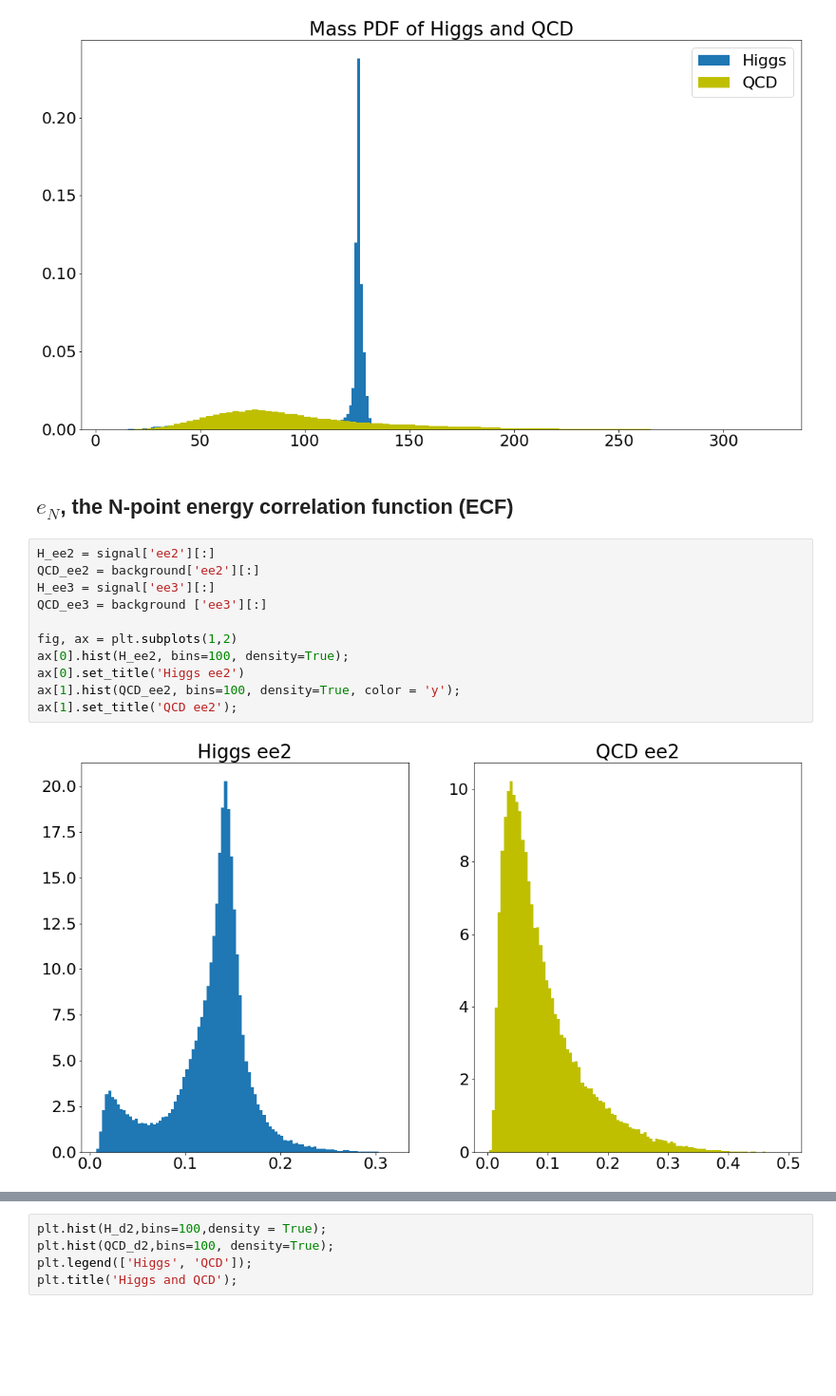
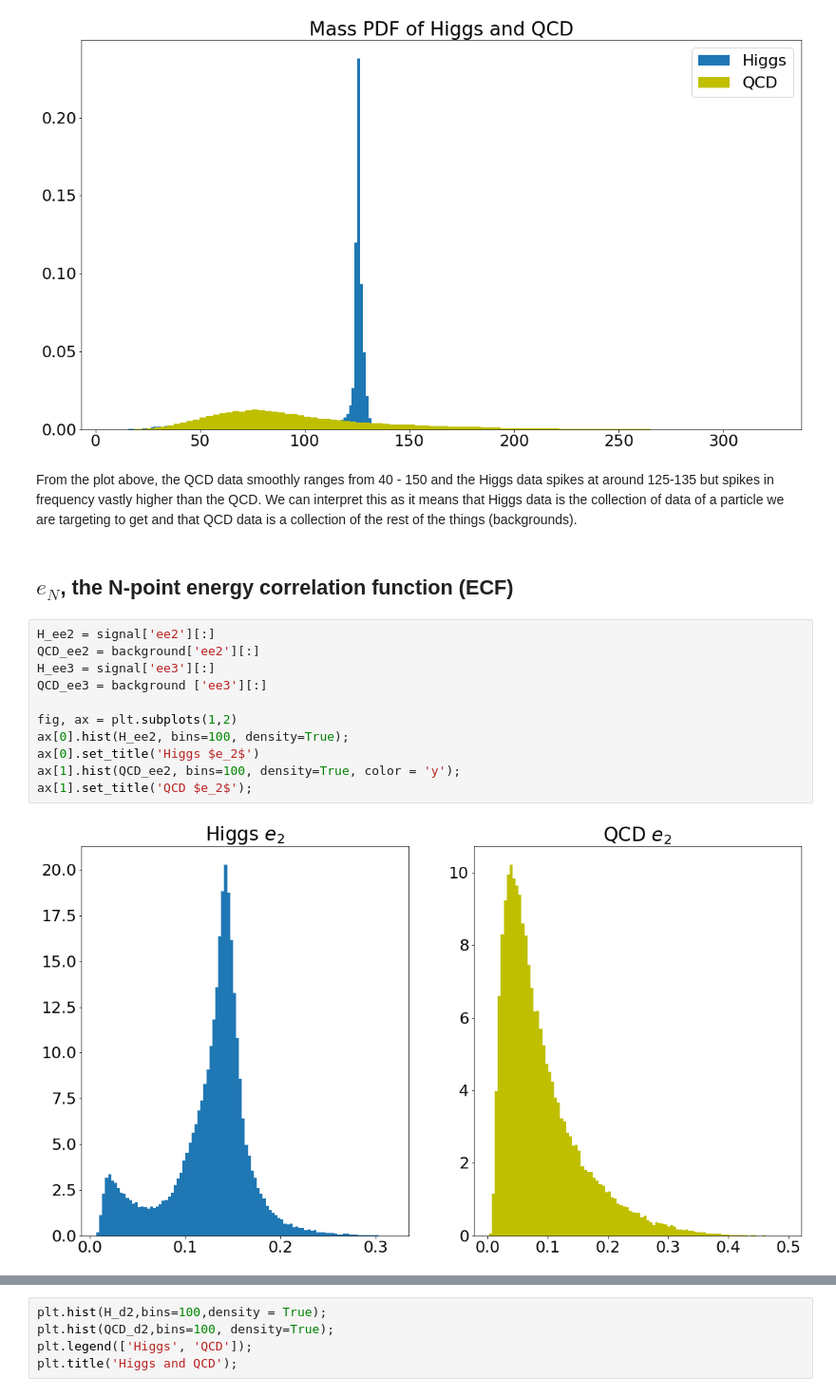
Before and after one commit to noahkim4648/Phys-434-Portfolio, a Jupyter notebook: Lab5.ipynb, the cells around one changed output, grey strips where cells are left out. Shown at 95% size. Saved outputs shown, nothing was run; the diff lists cells and outputs as text; blank space fills up the shorter version.

```diff
--- a/Lab5.ipynb
+++ b/Lab5.ipynb
@@ -144,21 +156,23 @@ plt.legend(['Higgs', 'QCD']);
 plt.title('Mass PDF of Higgs and QCD');
 # %% [output]
 [figure]
+# %% [markdown]
+From the plot above, the QCD data smoothly ranges from 40 - 150 and the Higgs data spikes at around 125-135 but spikes in frequency vastly higher than the QCD. We can interpret this as it means that Higgs data is the collection of data of a particle we are targeting to get and that QCD data is a collection of the rest of the things (backgrounds).
 # %% [markdown]
 ## $e_N$, the N-point energy correlation function (ECF)
 # %%
 H_ee2 = signal['ee2'][:]
 QCD_ee2 = background['ee2'][:]
 H_ee3 = signal['ee3'][:]
 QCD_ee3 = background ['ee3'][:]
 
 fig, ax = plt.subplots(1,2)
 ax[0].hist(H_ee2, bins=100, density=True);
-ax[0].set_title('Higgs ee2')
+ax[0].set_title('Higgs $e_2$')
 ax[1].hist(QCD_ee2, bins=100, density=True, color = 'y');
-ax[1].set_title('QCD ee2');
+ax[1].set_title('QCD $e_2$');
 # %% [output]
-[figure, old version]
+[figure, new version]
 # %%
 plt.hist(H_ee2, bins=100,density=True);
 plt.hist(QCD_ee2, bins=100, color='y',density=True);
```
Also changed, not shown: parts of 28 cells of this notebook, 1 other file.
